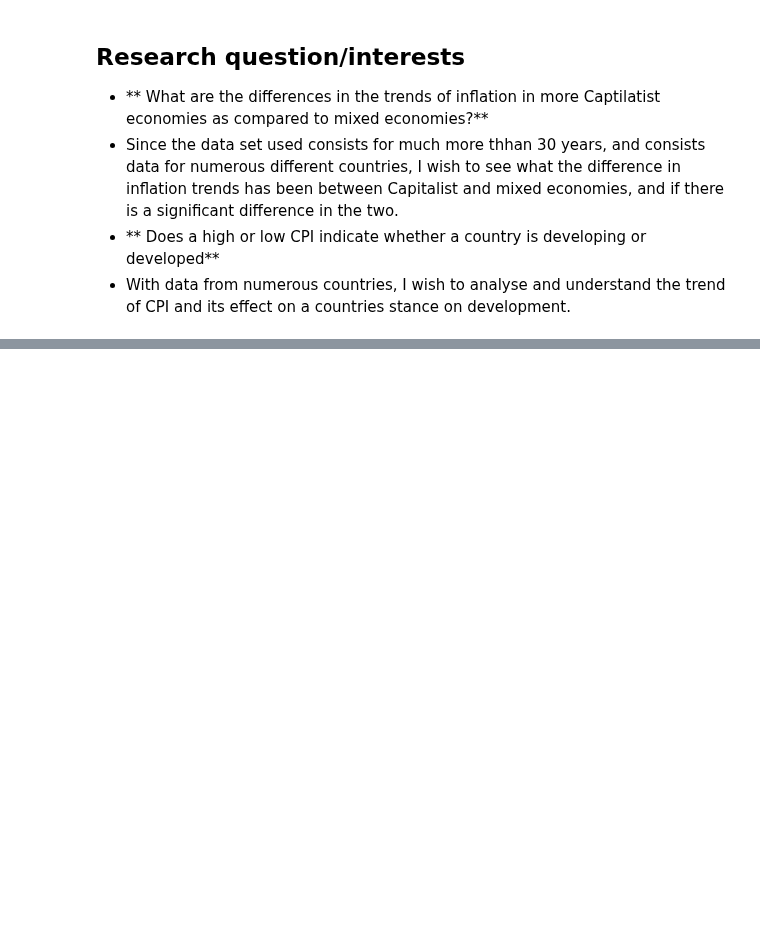
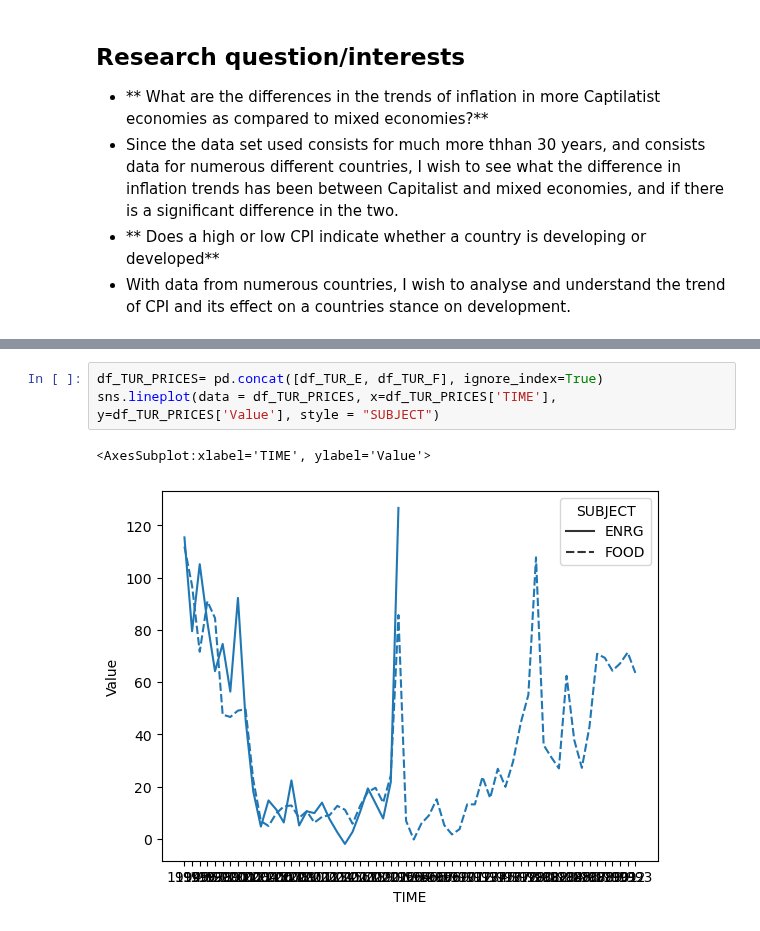
Before and after one commit to ubco-W2022T2-data301/project-group-group19, a Jupyter notebook: analysis/analysis3.ipynb, the cells around one changed output, grey strips where cells are left out. Saved outputs shown, nothing was run; the diff lists cells and outputs as text; blank space fills up the shorter version.

```diff
--- a/analysis/analysis3.ipynb
+++ b/analysis/analysis3.ipynb
@@ -31,0 +118,6 @@ print(df)
+# %%
+df_TUR_PRICES= pd.concat([df_TUR_E, df_TUR_F], ignore_index=True)
+sns.lineplot(data = df_TUR_PRICES, x=df_TUR_PRICES['TIME'], y=df_TUR_PRICES['Value'], style = "SUBJECT")
+# %% [output]
+<AxesSubplot:xlabel='TIME', ylabel='Value'>
+[figure, added]
```
Also changed, not shown: parts of 10 cells of this notebook.
